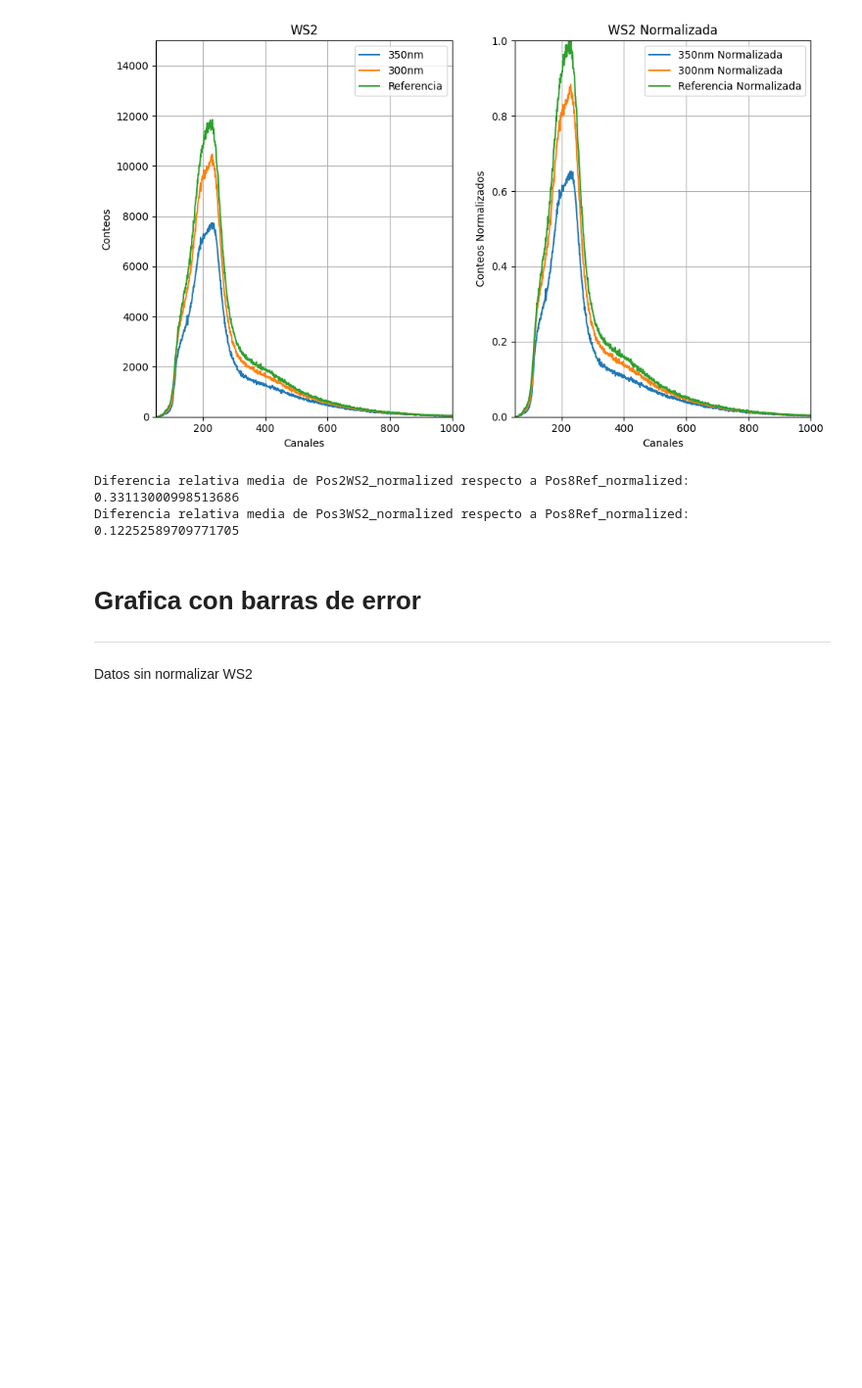
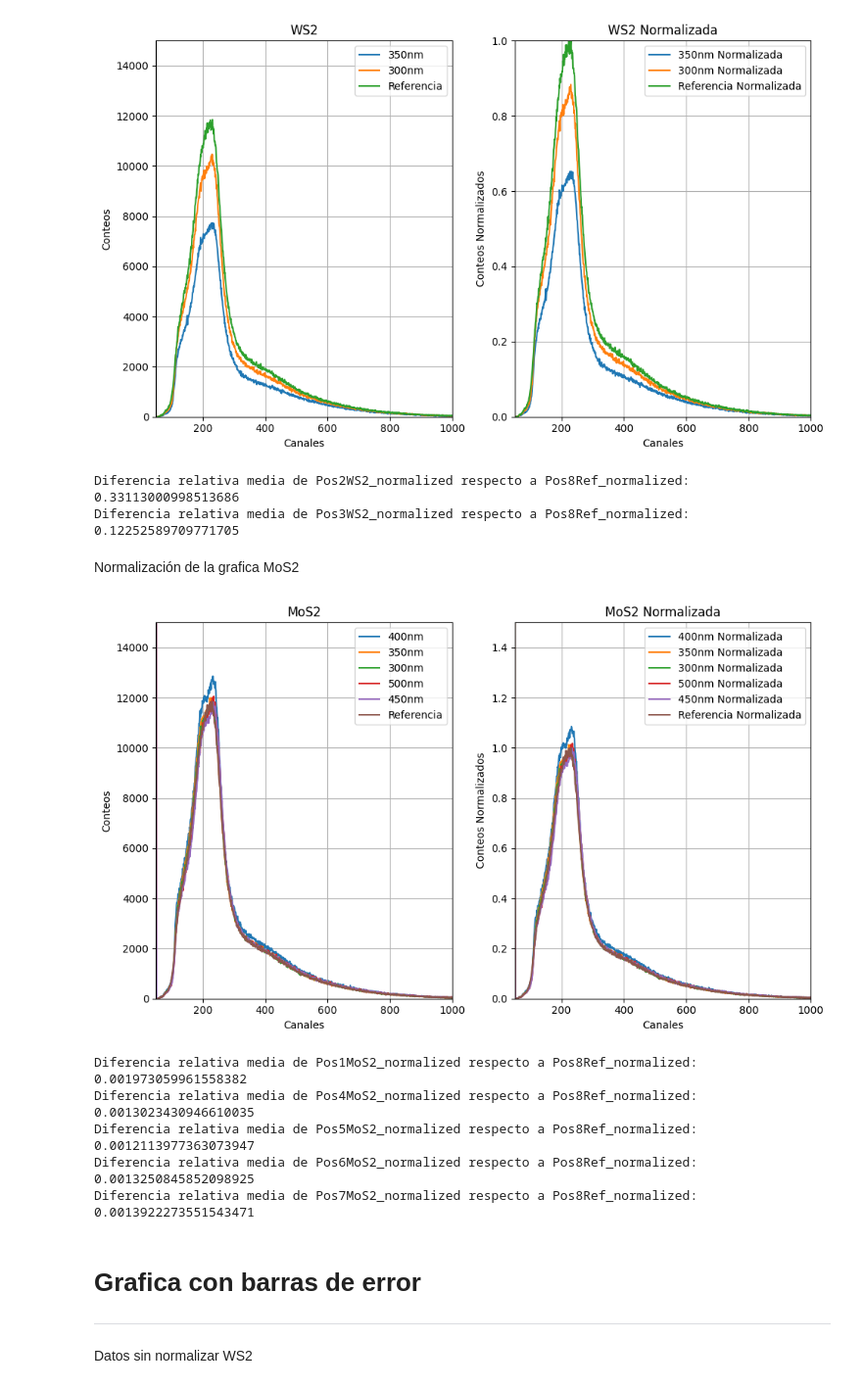
Before and after one commit to jpabonl/Proyecto-experimental, a Jupyter notebook: Graficas_Toma_1.ipynb, the cells around one changed output. Shown: that part at 98% size. Saved outputs shown, nothing was run; the diff lists cells and outputs as text; code cells hidden in the pictures; blank space fills up the shorter version.

```diff
--- a/Graficas_Toma_1.ipynb
+++ b/Graficas_Toma_1.ipynb
@@ -202,6 +204,83 @@ print("Diferencia relativa media de Pos3WS2_normalized respecto a Pos8Ref_normal
 [figure]
 Diferencia relativa media de Pos2WS2_normalized respecto a Pos8Ref_normalized: 0.33113000998513686
 Diferencia relativa media de Pos3WS2_normalized respecto a Pos8Ref_normalized: 0.12252589709771705
+# %% [markdown]
+Normalización de la grafica MoS2
+# %%
+# Calcular los máximos y mínimos de Pos8Ref
+max_Pos8Ref = np.max(Pos8Ref)
+min_Pos8Ref = np.min(Pos8Ref)
+
+# Normalizar los datos de Pos2WS2 y Pos3WS2 utilizando los máximos y mínimos de Pos8Ref
+Pos1MoS2_normalized = (Pos1MoS2 - min_Pos8Ref) / (max_Pos8Ref - min_Pos8Ref)
+Pos4MoS2_normalized = (Pos4MoS2 - min_Pos8Ref) / (max_Pos8Ref - min_Pos8Ref)
+Pos5MoS2_normalized = (Pos5MoS2 - min_Pos8Ref) / (max_Pos8Ref - min_Pos8Ref)
+Pos6MoS2_normalized = (Pos6MoS2 - min_Pos8Ref) / (max_Pos8Ref - min_Pos8Ref)
+Pos7MoS2_normalized = (Pos7MoS2 - min_Pos8Ref) / (max_Pos8Ref - min_Pos8Ref)
+Pos8Ref_normalized = (Pos8Ref - min_Pos8Ref) / (max_Pos8Ref - min_Pos8Ref)
+
+# Graficar la función original y la función normalizada
+plt.figure(figsize=(10, 6))
+
+plt.subplot(1, 2, 1)
+plt.plot(Pos1MoS2, label="400nm")
+plt.plot(Pos4MoS2, label="350nm")
+plt.plot(Pos5MoS2, label="300nm")
+plt.plot(Pos6MoS2, label="500nm")
+plt.plot(Pos7MoS2, label="450nm")
+plt.plot(Pos8Ref, label='Referencia')
+plt.xlim(50, 1000)
+plt.ylim(0, 15000)
+plt.grid()
+plt.title('MoS2')
+plt.ylabel('Conteos')
+plt.xlabel('Canales')
+plt.legend()
+
+plt.subplot(1, 2, 2)
+plt.plot(Pos1MoS2_normalized, label='400nm Normalizada')
+plt.plot(Pos4MoS2_normalized, label='350nm Normalizada')
+plt.plot(Pos5MoS2_normalized, label='300nm Normalizada')
+plt.plot(Pos6MoS2_normalized, label='500nm Normalizada')
+plt.plot(Pos7MoS2_normalized, label='450nm Normalizada')
+plt.plot(Pos8Ref_normalized, label='Referencia Normalizada')
+plt.xlim(50, 1000)
+plt.ylim(0, 1.5)
+plt.grid()
+plt.title('MoS2 Normalizada')
+plt.ylabel('Conteos Normalizados')
+plt.xlabel('Canales')
+plt.legend()
+
+plt.tight_layout()
+plt.show()
+
+diff_Pos1MoS2 = np.abs(Pos1MoS2_normalized - Pos8Ref_normalized)
+diff_Pos4MoS2 = np.abs(Pos4MoS2_normalized - Pos8Ref_normalized)
+diff_Pos5MoS2 = np.abs(Pos5MoS2_normalized - Pos8Ref_normalized)
+diff_Pos6MoS2 = np.abs(Pos6MoS2_normalized - Pos8Ref_normalized)
+diff_Pos7MoS2 = np.abs(Pos7MoS2_normalized - Pos8Ref_normalized)
+
+# Calcular el promedio de las diferencias relativas
+mean_diff_Pos1MoS2 = np.mean(diff_Pos1MoS2)
+mean_diff_Pos4MoS2 = np.mean(diff_Pos4MoS2)
+mean_diff_Pos5MoS2 = np.mean(diff_Pos5MoS2)
+mean_diff_Pos6MoS2 = np.mean(diff_Pos6MoS2)
+mean_diff_Pos7MoS2 = np.mean(diff_Pos7MoS2)
+
+
+print("Diferencia relativa media de Pos1MoS2_normalized respecto a Pos8Ref_normalized:", mean_diff_Pos1MoS2)
+print("Diferencia relativa media de Pos4MoS2_normalized respecto a Pos8Ref_normalized:", mean_diff_Pos4MoS2)
+print("Diferencia relativa media de Pos5MoS2_normalized respecto a Pos8Ref_normalized:", mean_diff_Pos5MoS2)
+print("Diferencia relativa media de Pos6MoS2_normalized respecto a Pos8Ref_normalized:", mean_diff_Pos6MoS2)
+print("Diferencia relativa media de Pos7MoS2_normalized respecto a Pos8Ref_normalized:", mean_diff_Pos7MoS2)
+# %% [output]
+[figure, added]
+Diferencia relativa media de Pos1MoS2_normalized respecto a Pos8Ref_normalized: 0.001973059961558382
+Diferencia relativa media de Pos4MoS2_normalized respecto a Pos8Ref_normalized: 0.0013023430946610035
+Diferencia relativa media de Pos5MoS2_normalized respecto a Pos8Ref_normalized: 0.0012113977363073947
+Diferencia relativa media de Pos6MoS2_normalized respecto a Pos8Ref_normalized: 0.0013250845852098925
+Diferencia relativa media de Pos7MoS2_normalized respecto a Pos8Ref_normalized: 0.0013922273551543471
 # %%
 # Guardar Pos2WS2_normalized en un archivo de texto
 np.savetxt('Pos2WS2_normalized.txt', Pos2WS2_normalized)
```
Also changed, not shown: parts of 6 cells of this notebook.
